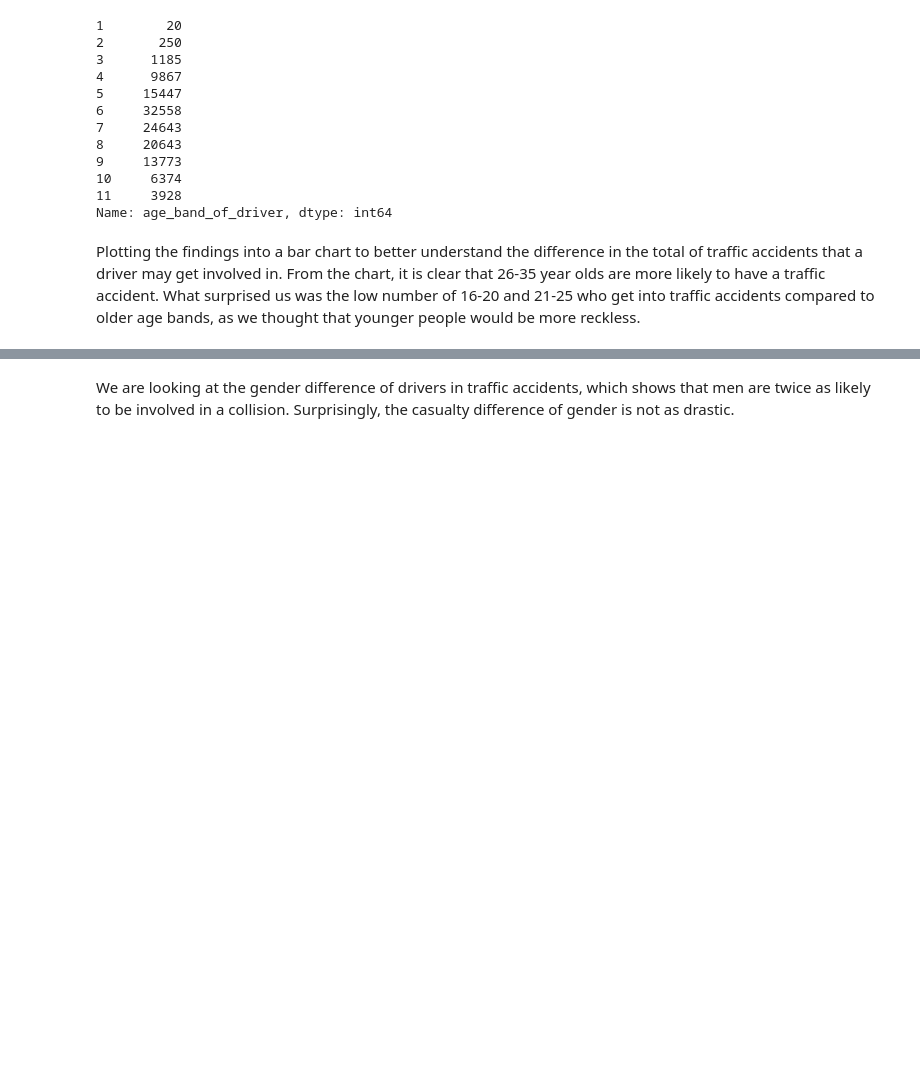
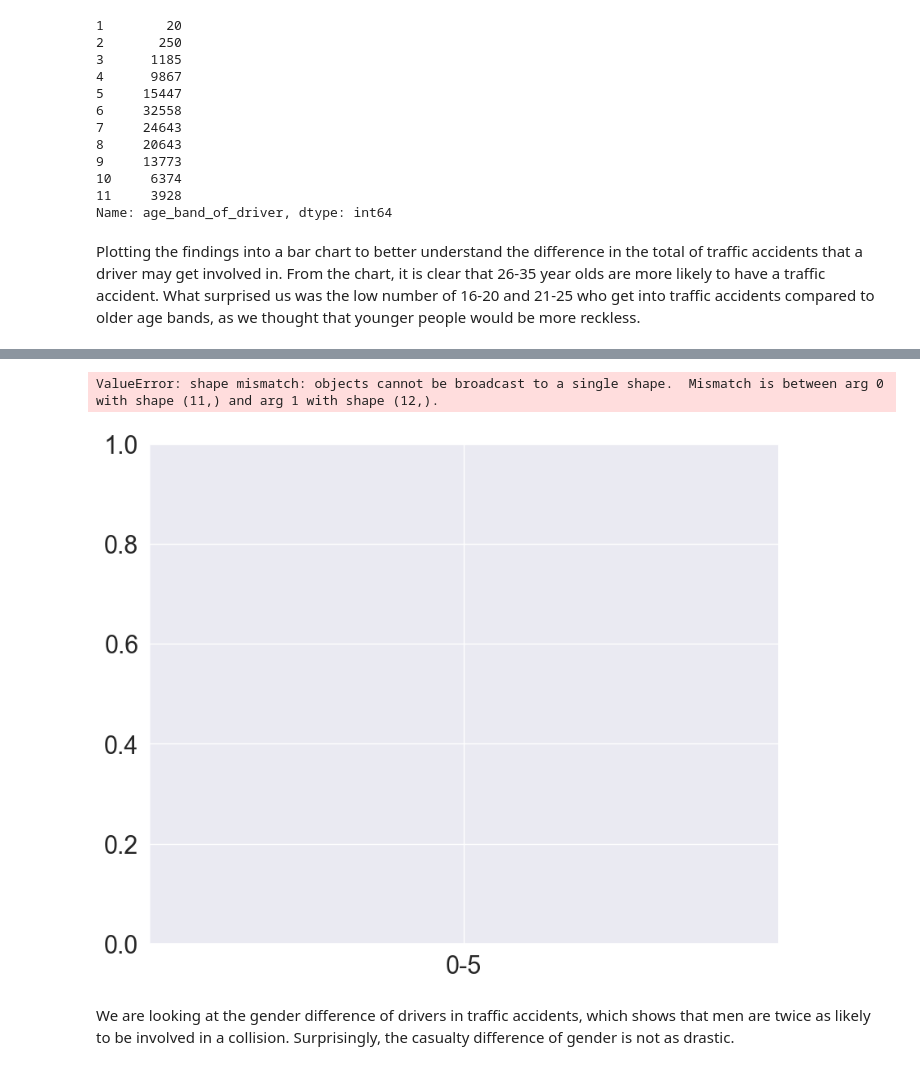
Before and after one commit to clarissa-lo/CFG_project, a Jupyter notebook: Project code/Data analysis.ipynb, the cells around one changed output, grey strips where cells are left out. Saved outputs shown, nothing was run; the diff lists cells and outputs as text; code cells hidden in the pictures; blank space fills up the shorter version.

```diff
--- a/Project code/Data analysis.ipynb
+++ b/Project code/Data analysis.ipynb
@@ -174,0 +181,7 @@ plt.show()
+# %%
+""" there is a -1 in this, need to further clean the data """
+# The count of the age band of the casualties
+
+age_band_of_casualty_count = DF_AB.age_band_of_casualty.value_counts().sort_index()
+age_band = ["0-5", "6-10", "11-15", "16-20", "21-25", "26-35", "36-45", "46-55", "56-65", "66-75", "75>"]
+age_band_of_casualty_count
@@ -175,3 +202,25 @@ plt.show()
+# %%
+# age band of casualty bar chart
+# figure
+plt.figure(figsize=(10,8))
+
+# bar
+plt.bar(age_band, age_band_of_casualty_count, color='royalblue', alpha=0.7)
+
+# x-axis
+plt.xlabel('Age band of casualty')
+plt.xticks(age_band)
+
+# y-axis
+plt.ylabel('Total accidents')
+
+# other elements of the plot
+plt.title('Total casualties for each casualty age band')
+plt.grid(color='#95a5a6', linestyle='--', linewidth=1, axis='y', alpha=0.8)
+plt.show()
+# %% [output]
+ValueError: shape mismatch: objects cannot be broadcast to a single shape.  Mismatch is between arg 0 with shape (11,) and arg 1 with shape (12,).
+[figure, added]
 # %% [markdown]
 We are looking at the gender difference of drivers in traffic accidents, which shows that men are twice as likely to be involved in a collision. Surprisingly, the casualty difference of gender is not as drastic.
 # %%
```
Also changed, not shown: parts of 32 cells of this notebook.
